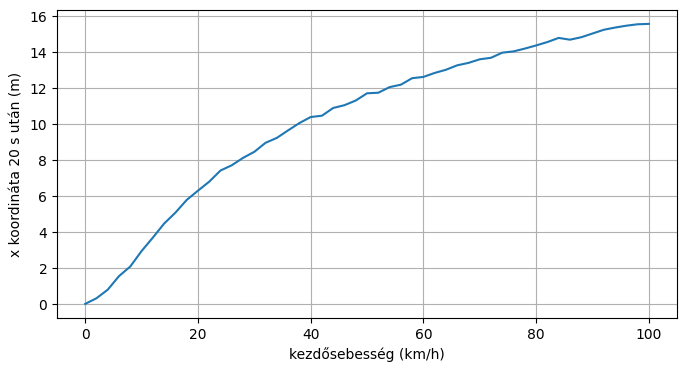
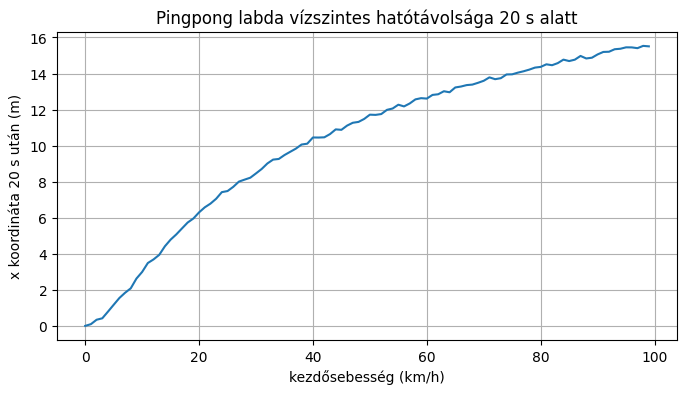
The notebook cell's code change between the first figure and the second:
--- before
+++ after
@@ -1,43 +1,35 @@
-# d) A b) pontbeli paraméterekből mindent megtartunk,
-# csak a kezdősebesség nagyságát változtatjuk 0 és 100 km/h közt. 
-# Ábrázolja a kezdősebesség függvényében azt, 
-# milyen x koordinátáig jut el a labda 20 s alatt! (4 p)
+# Gy/12d: A kezdősebesség nagyságát változtatjuk 0–100 km/h között (30°-os szögben indítva),
+# és ábrázoljuk, milyen x koordinátáig jut el a labda 20 s alatt.
+# Fizikai háttér: nagyobb kezdősebesség → több mozgási energia → messzebb jut,
+# de a közegellenállás és a pattanások energiavesztesége miatt nem lineáris a kapcsolat.
+def pingpong_20s(v0_kmh):
+    # --- Labda és közeg paraméterei (azonosak a b) pontbeliekkel) ---
+    m   = 0.0027              # labda tömege [kg] (pingpong labda)
+    A   = np.pi*(0.040/2)**2  # homlokfelület [m²] (40 mm átmérő)
+    C   = 0.47                # közegellenállási együttható (gömb)
+    rho = 1.3                 # levegő sűrűsége [kg/m³]
+    D   = 1000.0              # rugalmas talaj merevsége [N/m]
+    F_f = 0.2                 # talaj súrlódási erő [N]
+    g   = 9.81                # gravitációs gyorsulás [m/s²]
 
+    ero_fuggveny, tomeg_fuggveny = create_grav_közeg_talaj_F_m(m, C, A, rho, D, F_f, g)
 
-def pingpong_20s(v0_kmh):
-    m = 0.0027
-    A = np.pi*(0.040/2)**2
-    C = 0.47
-    rho = 1.3
-    D = 1000.0
-    F_f = 0.2
-    g = 9.81
+    szog = np.radians(30.0)  # kilövési szög [°] → [rad]
+    v0   = v0_kmh / 3.6      # km/h → m/s átváltás
 
-    def tomeg(t):
-        return m
+    labda = num_dinam(2)
+    labda.set_time_param(0.0, 20.0, 0.0005)  # dt = 0.0005 s (finom rács a pattanásokhoz)
+    labda.set_mass_fun(tomeg_fuggveny)
+    labda.set_F_fun(ero_fuggveny)
+    labda.set_r0_v0(
+        np.array([0.0, 1.1]),                         # kezdeti hely: [0 m, 1.1 m]
+        np.array([v0*np.cos(szog), v0*np.sin(szog)])  # kezdeti sebesség: 30°-os irányban
+    )
+    labda.set_stop_cond(None)  # nincs leállási feltétel: pontosan 20 s-ig fut
+    labda.full_dinam_calc()
+    return labda.r_x[-1]       # x koordináta 20 s után [m]
 
-    def ero(t, hely, sebesseg, m):
-        F = np.array([0.0, -m*g], np.float64)
-        v = np.sqrt((sebesseg**2).sum())
-        if v > 1e-10:
-            F -= 0.5*C*A*rho*v*sebesseg
-        if hely[1] < 0.0:
-            F[1] += D*(-hely[1])
-            if abs(sebesseg[0]) > 1e-10:
-                F[0] -= F_f*np.sign(sebesseg[0])
-        return F
-
-    szog = np.radians(30.0)
-    v0 = v0_kmh/3.6
-    labda = num_dinam(2)
-    labda.set_time_param(0.0, 20.0, 0.0005)  # 0.01 → 0.0005
-    labda.set_mass_fun(tomeg)
-    labda.set_F_fun(ero)
-    labda.set_r0_v0(np.array([0.0, 1.1]), np.array([v0*np.cos(szog), v0*np.sin(szog)]))
-    labda.set_stop_cond(None)
-    labda.full_dinam_calc()
-    return labda.r_x[-1]
-
-sebessegek = np.linspace(0.0, 100.0, 51)
+# --- Paramétersöprés: 0–100 km/h, 51 egyenletes lépésben ---
+sebessegek = np.arange(0.0, 100.0, 1.0)  # kezdősebességek [km/h]
 vegso_x = np.array([pingpong_20s(v) for v in sebessegek])
 
@@ -46,4 +38,5 @@
 plt.xlabel('kezdősebesség (km/h)')
 plt.ylabel('x koordináta 20 s után (m)')
+plt.title('Pingpong labda vízszintes hatótávolsága 20 s alatt')
 plt.grid()
 plt.show()

Commit: added more comment to fizikai_fogalmak feladatmegoldások